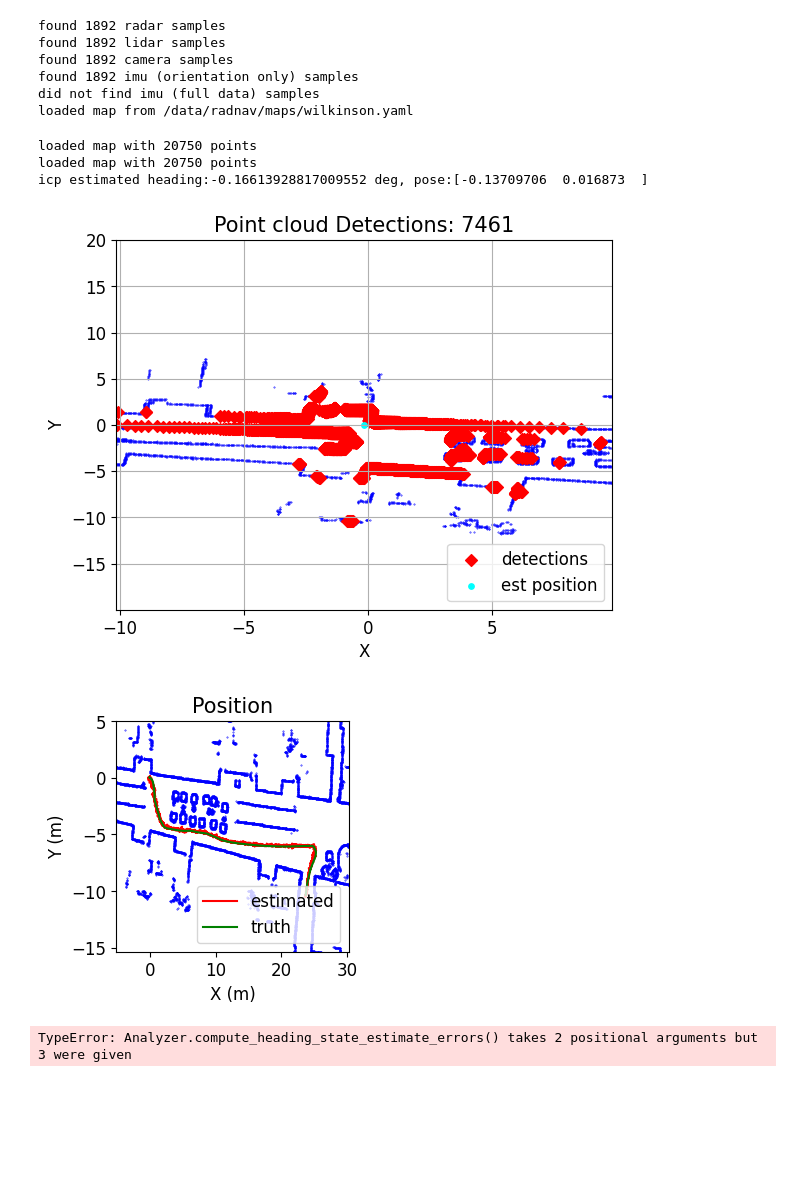
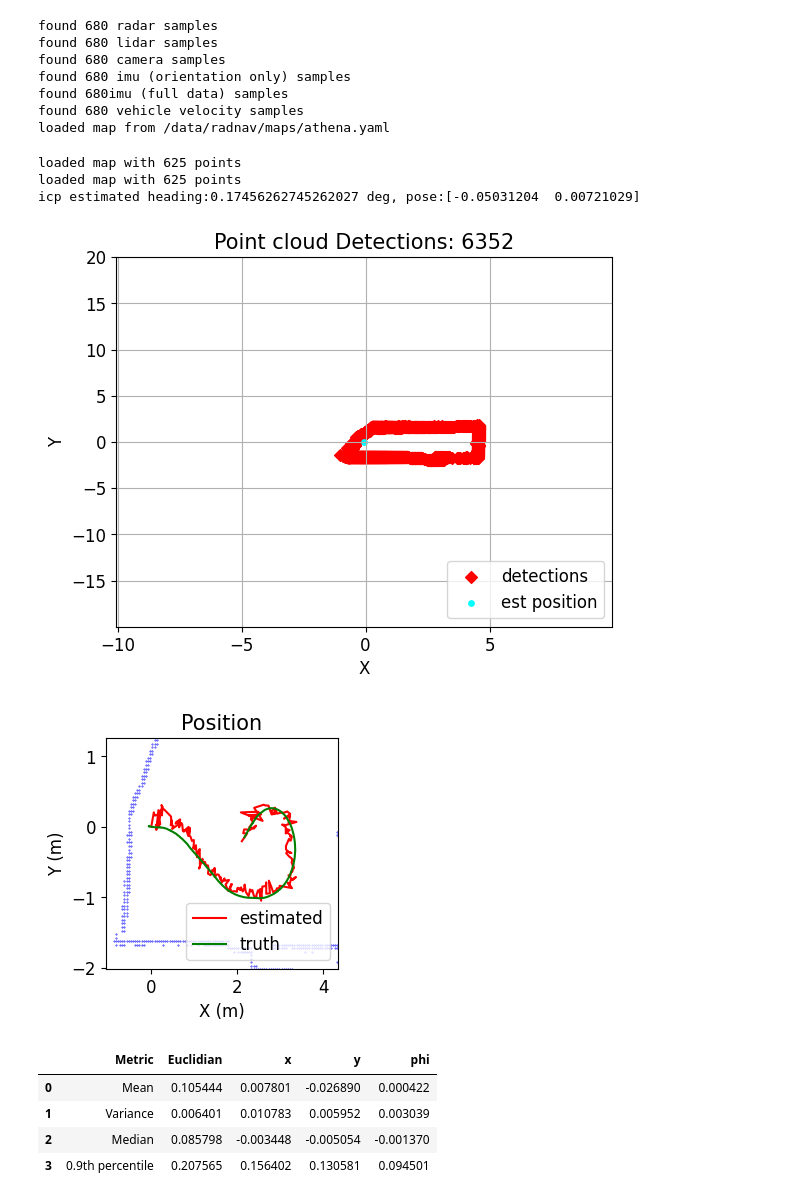
Before and after one commit to davidmhunt/odometry, a Jupyter notebook: notebooks/eval_icp2D_map.ipynb, the cells around one changed output. Cells and saved outputs as stored; diff of their text form; code cells hidden in the pictures; blank space fills up the shorter version.

Commit message:
added support for full IMU data and vehicle velocity

```diff
--- a/notebooks/eval_icp2D_map.ipynb
+++ b/notebooks/eval_icp2D_map.ipynb
@@ -11,25 +11,28 @@ from odometry.localization.icp2D_localization import icp2DLocalization
 # %%
 #setup the datasets
 dataset = radnavDS(
-    dataset_path="/data/radnav/rad_nav_experiments/wilk_4th_lr_CFAR_7dB_multi_test_5/",
+    dataset_path="/data/radnav/athena/athena_test_1/",
     radar_folder="radar_combined",
     lidar_folder="lidar",
     camera_folder="camera",
-    imu_orientation_folder="imu_data"
+    imu_orientation_folder="imu_data",
+    imu_full_folder="imu_data_full",
+    vehicle_vel_folder="vehicle_vel"
 )
 
 #load the map
 map_handler = MapHandler(
     maps_folder="/data/radnav/maps",
-    map_file="wilkinson.yaml"
+    map_file="athena.yaml"
 )
 # %% [output]
-found 1892 radar samples
-found 1892 lidar samples
-found 1892 camera samples
-found 1892 imu (orientation only) samples
-did not find imu (full data) samples
-loaded map from /data/radnav/maps/wilkinson.yaml
+found 680 radar samples
+found 680 lidar samples
+found 680 camera samples
+found 680 imu (orientation only) samples
+found 680imu (full data) samples
+found 680 vehicle velocity samples
+loaded map from /data/radnav/maps/athena.yaml
 # %%
 #initialize the localizers
 radar_odometry = icp2DLocalization(
@@ -37,7 +40,7 @@ radar_odometry = icp2DLocalization(
     icp_best_points_percentile=40,
     icp_convergence_translation_threshold=1e-3,
     icp_convergence_rotation_threshold=1e-4,
-    icp_point_pairs_threshold=4,
+    icp_point_pairs_threshold=10,
     icp_max_iterations=20,
     self_detection_radius_m=0.25
 )
@@ -69,23 +72,27 @@ test_bench.init_localization(
     show=True
 )
 # %% [output]
-loaded map with 20750 points
-loaded map with 20750 points
-icp estimated heading:-0.16613928817009552 deg, pose:[-0.13709706  0.016873  ]
+loaded map with 625 points
+loaded map with 625 points
+icp estimated heading:0.17456262745262027 deg, pose:[-0.05031204  0.00721029]
-[figure, old version]
+[figure, new version]
 # %%
 test_bench.run()
 # %%
 test_bench.plotter.plot_position_history_m(
     history_position_m=test_bench.history_position_m,
     history_position_m_gt=test_bench.history_position_m_gt,
-    idx=0,
+    idx=300,
     ax=None,
     show=True
 )
 # %% [output]
-[figure, old version]
+[figure, new version]
 # %%
 test_bench.analyze()
 # %% [output]
-TypeError: Analyzer.compute_heading_state_estimate_errors() takes 2 positional arguments but 3 were given
+|  | Metric | Euclidian | x | y | phi |
+| 0 | Mean | 0.105444 | 0.007801 | -0.026890 | 0.000422 |
+| 1 | Variance | 0.006401 | 0.010783 | 0.005952 | 0.003039 |
+| 2 | Median | 0.085798 | -0.003448 | -0.005054 | -0.001370 |
+| 3 | 0.9th percentile | 0.207565 | 0.156402 | 0.130581 | 0.094501 |
```
Also changed, not shown: parts of 2 cells of this notebook, 2 other files.
